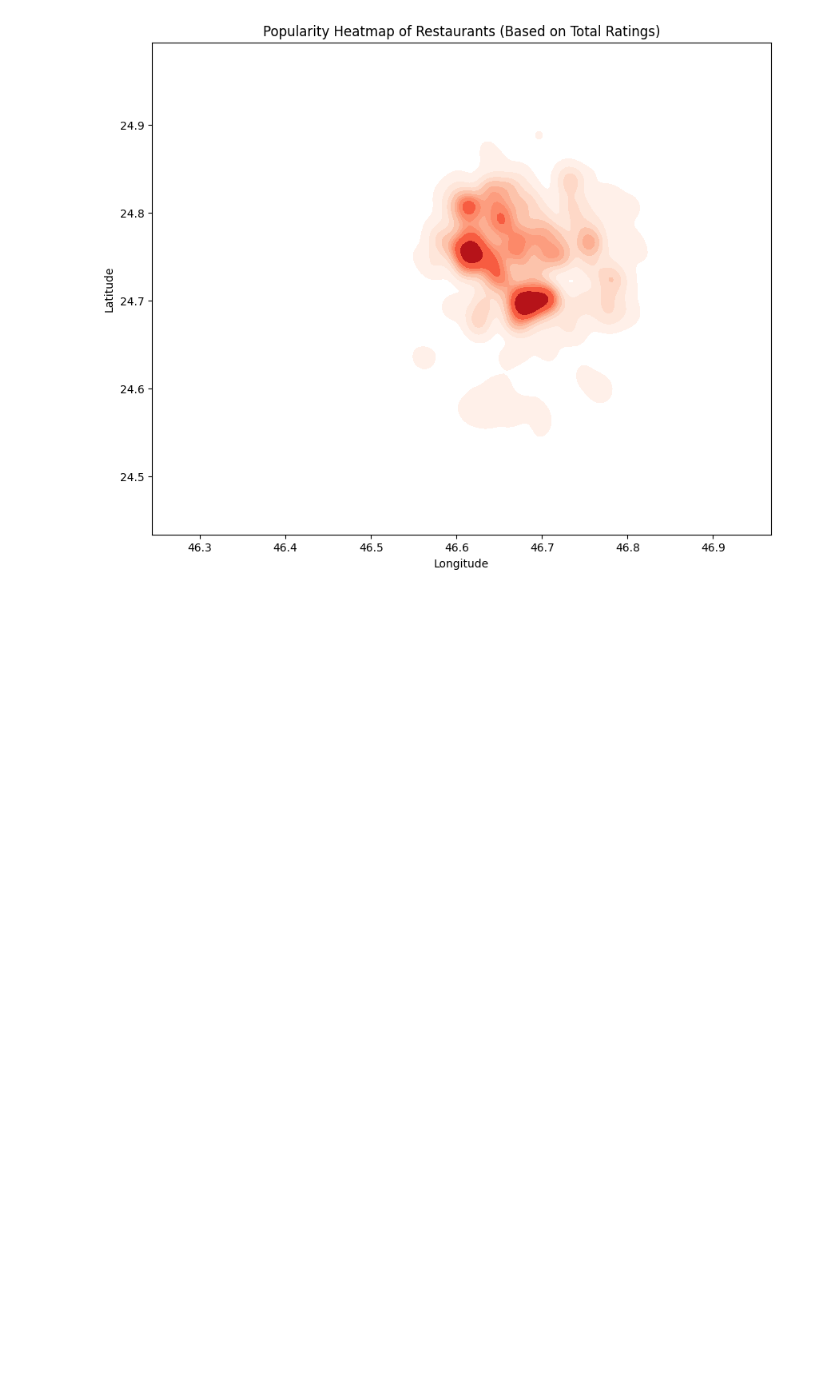
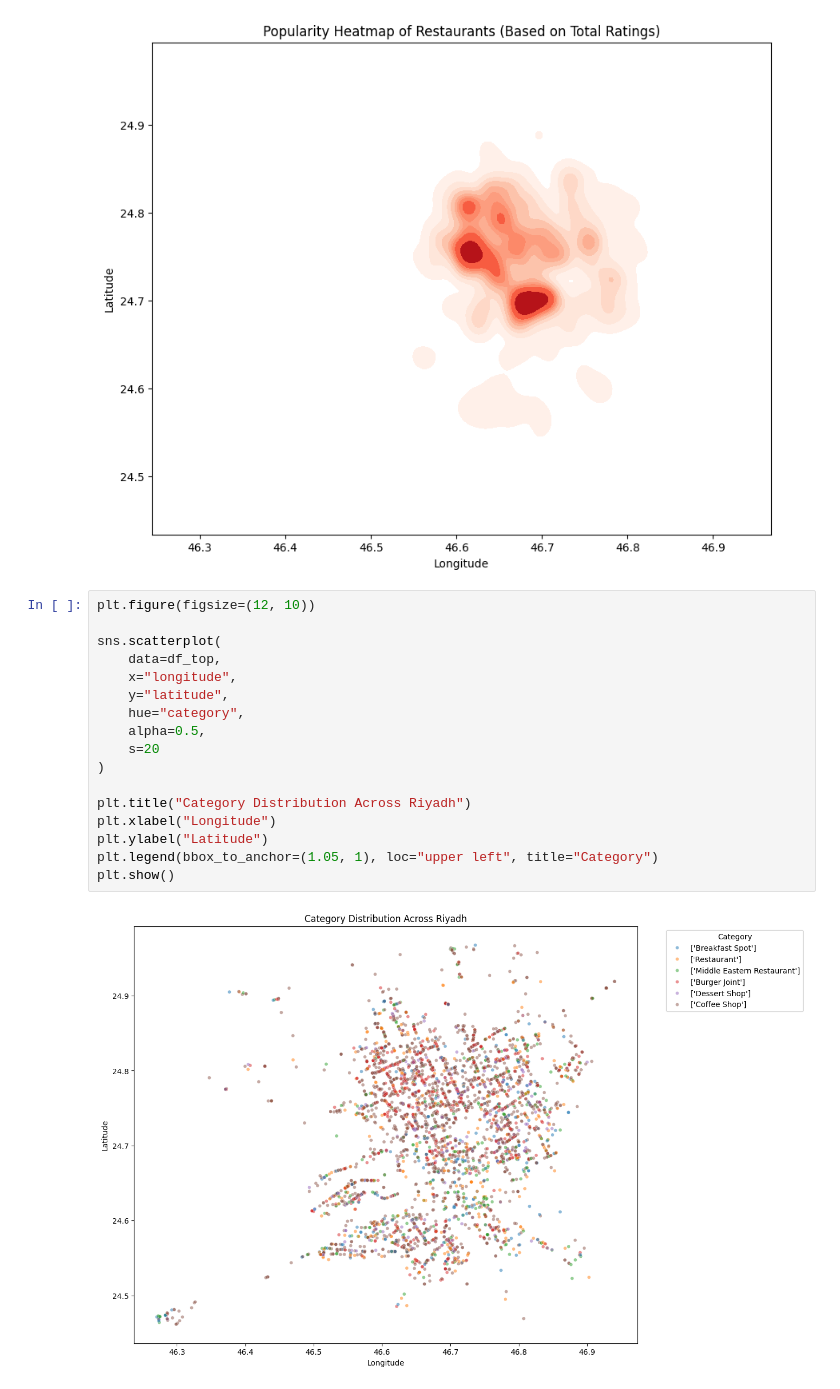
Before and after one commit to AbdulrahmanB-25/EDA_Project, a Jupyter notebook: EDA_Project.ipynb, the cells around one changed output. Saved outputs shown, nothing was run; the diff lists cells and outputs as text; blank space fills up the shorter version.

Commit message:
Started visualization.

```diff
--- a/EDA_Project.ipynb
+++ b/EDA_Project.ipynb
@@ -186,3 +186,22 @@ plt.ylabel("Latitude")
 plt.show()
 # %% [output]
 [figure]
+# %%
+plt.figure(figsize=(12, 10))
+
+sns.scatterplot(
+    data=df_top,
+    x="longitude",
+    y="latitude",
+    hue="category",
+    alpha=0.5,
+    s=20
+)
+
+plt.title("Category Distribution Across Riyadh")
+plt.xlabel("Longitude")
+plt.ylabel("Latitude")
+plt.legend(bbox_to_anchor=(1.05, 1), loc="upper left", title="Category")
+plt.show()
+# %% [output]
+[figure, added]
```
